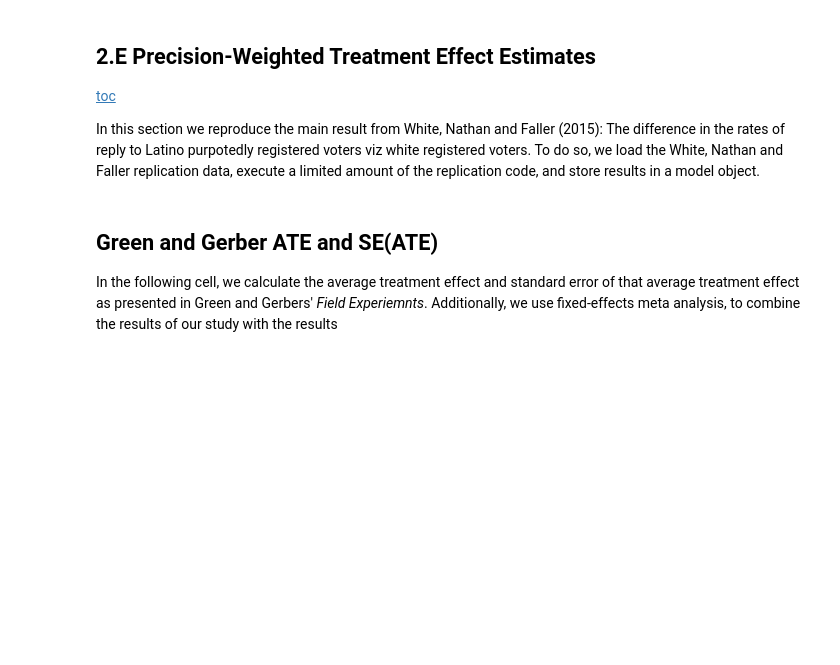
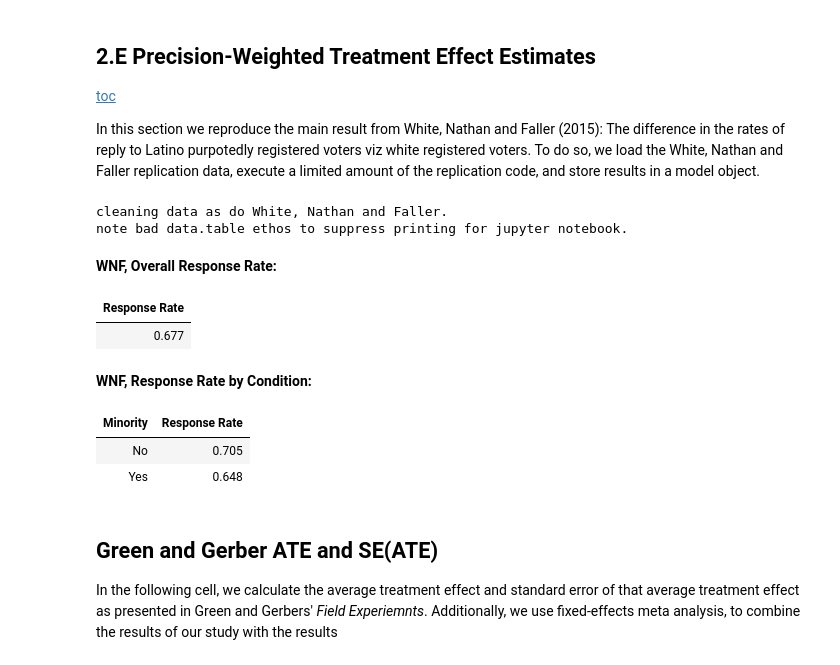
Before and after one commit to d-alex-hughes/apsa-presentation, a Jupyter notebook: experimentAnalysis.ipynb, the cells around one changed output. Drawn from its saved outputs; the diff is of its cells as text; code cells hidden in the pictures; blank space fills up the shorter version.

```diff
--- a/experimentAnalysis.ipynb
+++ b/experimentAnalysis.ipynb
@@ -87,7 +101,9 @@ To toggle on/off the raw code, click <a href='javascript:code_toggle()'>here</a>
 # %% [markdown]
 Define functions to be used to clean and prepare data for analysis.
 # %%
-load.data <- function(f="../mailer/all_data_and_resps.csv") {
+path = '~/registrar_bias/mailer/'
+
+load.data <- function(f=paste0(path,"../mailer/all_data_and_resps.csv")) {
     ## just a load function that wraps fread without warnings.
     options(warn = -1)
     d = fread(f)
@@ -505,39 +670,49 @@ stargazer(minority_mod2, minorities_mod2,
 
 In this section we reproduce the main result from White, Nathan and Faller (2015): The difference in the rates of reply to Latino purpotedly registered voters viz white registered voters. To do so, we load the White, Nathan and Faller replication data, execute a limited amount of the replication code, and store results in a model object.
 # %%
-load('../whiteNathanFaller_replicationFiles/voterIDexp_data_sept2014.Rdata')
+load(paste0(path, '../whiteNathanFaller_replicationFiles/voterIDexp_data_sept2014.Rdata'))
 
 rep.d = data.table(data)
 rm(data)
 
 ## clean data
 cat('cleaning data as do White, Nathan and Faller. \n')
 cat('note bad data.table ethos to suppress printing for jupyter notebook. \n')
 rep.d <- rep.d[ , abs_acc := 0]
 rep.d <- rep.d[accuracy=="Absolutely accurate", abs_acc := 1]
 rep.d <- rep.d[is.na(response)==TRUE|response==0, abs_acc := NA]
 rep.d <- rep.d[ , non_info := 0]
 rep.d <- rep.d[accuracy=="Non-informative response", non_info := 1]
 rep.d <- rep.d[is.na(response)|response==0, non_info := NA]
 
 ## split to just the first mailing (reported in main text of White, Nathan,
 ## Faller 2015
 week1 <- rep.d[week==1]
 week1 <- week1[code !=41 & code!=12]
 week1 <- week1[ , code.fac := as.factor(as.character(code))]
 
 ## split to form and 'id' dataset and a 'control' dataset
 week1id <- week1[week1$first_text==1]
 week1pr <- week1[week1$first_text==0]
 
 display_html("<b> WNF, Overall Response Rate: </b>")
 week1id[ , .("Response Rate" = mean(response, na.rm = T))]
 
 display_html("<b> WNF, Response Rate by Condition: </b>")
 week1id[ , .(meanResponse = mean(response, na.rm = T)),
        keyby = .("Minority" = first_name_latino)] %>%
   .[ , .("Minority"  = c("No", "Yes"),
          "Response Rate" = meanResponse)]
+# %% [output]
+cleaning data as do White, Nathan and Faller.
+note bad data.table ethos to suppress printing for jupyter notebook.
+WNF, Overall Response Rate:
+| Response Rate |
+| 0.677 |
+WNF, Response Rate by Condition:
+| Minority | Response Rate |
+| No | 0.705 |
+| Yes | 0.648 |
 # %% [markdown]
 ## Green and Gerber ATE and SE(ATE)
 In the following cell, we calculate the average treatment effect and standard error of that average treatment effect as presented in Green and Gerbers' _Field Experiemnts_. Additionally, we use fixed-effects meta analysis, to combine the results of our study with the results
```
Also changed, not shown: parts of 52 cells of this notebook.
